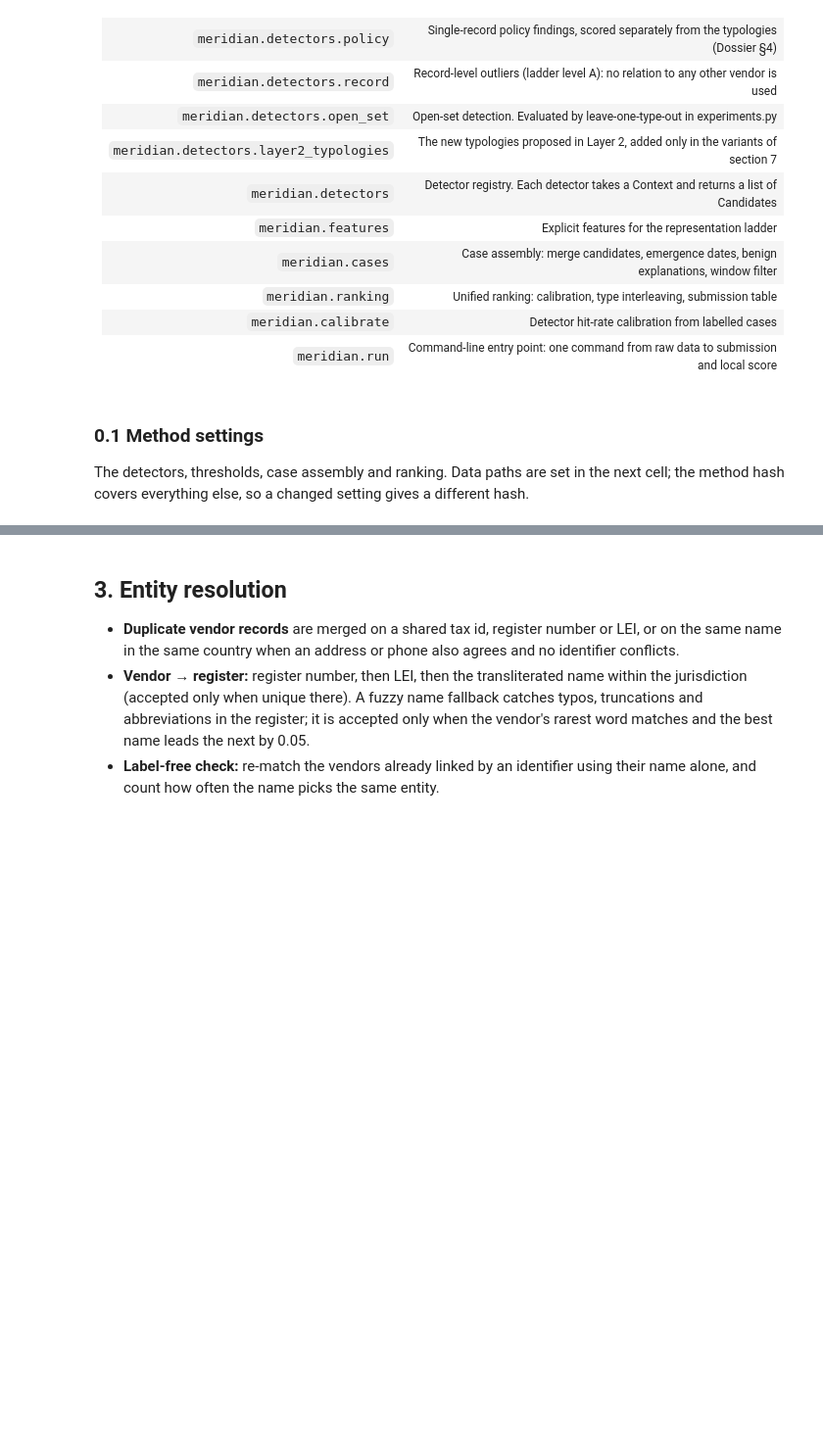
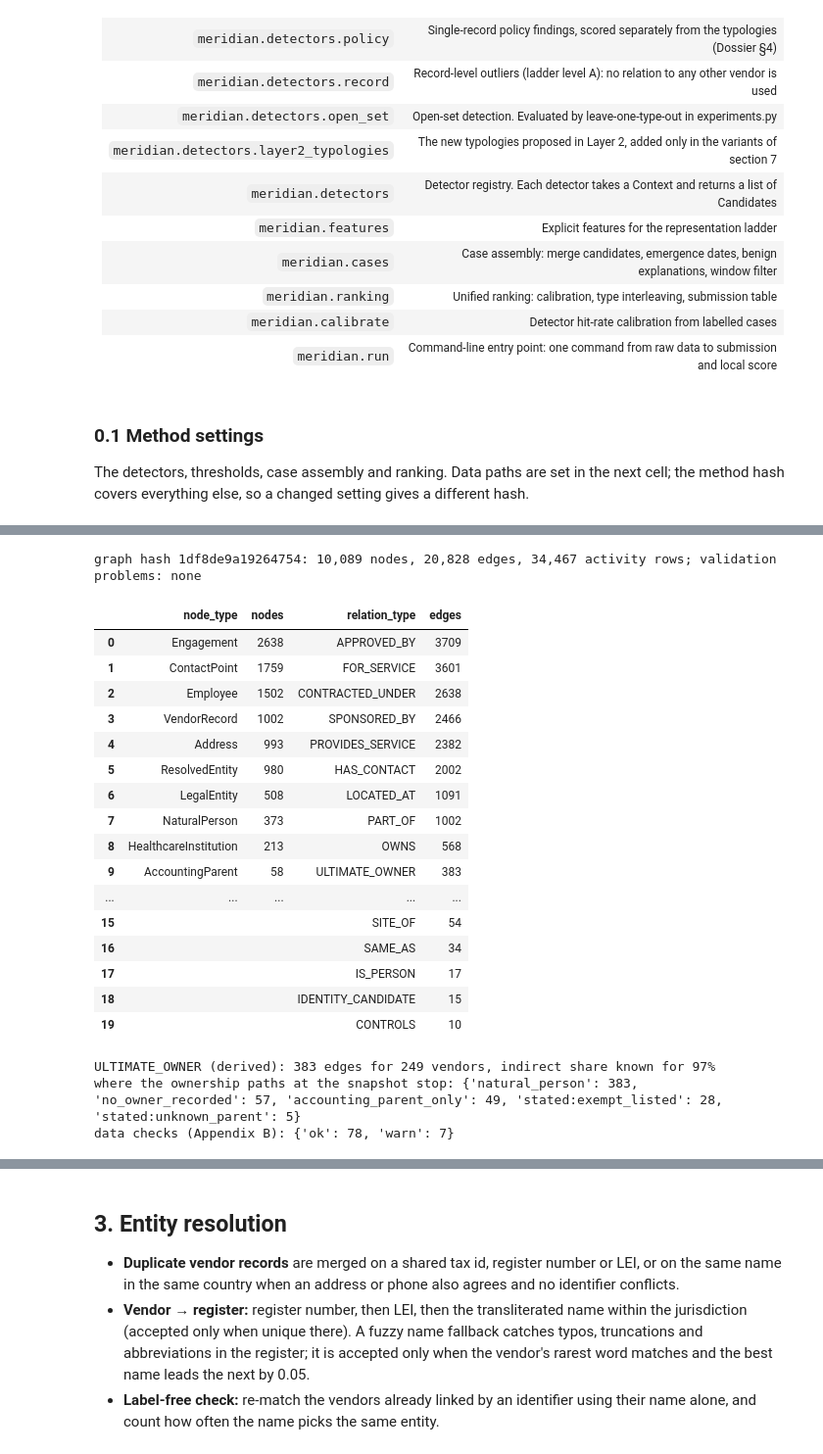
Before and after one commit to FELIXGAO0315/Graph-Based-Detection, a Jupyter notebook: layer3_graph_detection.ipynb, the cells around one changed output, grey strips where cells are left out. Shown at 98% size. Drawn from its saved outputs; the diff is of its cells as text; code cells hidden in the pictures; blank space fills up the shorter version.

Commit message:
Update Layer 3 graph detection notebook

```diff
--- a/layer3_graph_detection.ipynb
+++ b/layer3_graph_detection.ipynb
@@ -3850,14 +4045,13 @@ Rules followed throughout:
 from __future__ import annotations
 
 from collections import defaultdict
-from functools import lru_cache
 
 import numpy as np
 import pandas as pd
 
 from ..context import Context
 from ..resolution import name_key, person_key
-from .base import Candidate
+from .base import VENDOR_LEVELS, Candidate, peer_note, peer_tail, vendor_peers
 from .evidence import item_edges, owner_edges, path_edges, registration_edges, statement_edges
 
 # Jurisdiction lists are a documented modelling choice, not an index value from the
@@ -3887,6 +4081,9 @@ class OwnershipView:
         self.ctx = ctx
         self.nodes = ctx.reg_nodes
         self.dd = ctx.b.tp_due_diligence.set_index("record_id")
+        # Cached per view, so the cache goes with its context (a functools cache on the
+        # method would keep every context of every run alive).
+        self._snapshots: dict = {}
 
     def node(self, sid):
         return self.nodes.loc[sid] if sid in self.nodes.index else None
@@ -3940,12 +4137,12 @@ class OwnershipView:
                 "jurisdictions": jur, "trust": trust, "nominee": nominee, "cycle": cycle, "gaps": gaps,
                 "intermediates": inter, "persons": persons, "peps": peps, "sink": sink, "conduit": conduit}
 
-    @lru_cache(maxsize=None)
     def snapshots(self, rec: str) -> tuple:
-        sid = self.ctx.reg_entity_of.get(rec)
-        if sid is None:
-            return ()
-        return tuple(self.metrics(rec, sid, d) for d in self.eval_dates(rec, sid))
+        if rec not in self._snapshots:
+            sid = self.ctx.reg_entity_of.get(rec)
+            self._snapshots[rec] = () if sid is None else tuple(
+                self.metrics(rec, sid, d) for d in self.eval_dates(rec, sid))
+        return self._snapshots[rec]
 
     def path_text(self, rec: str, path: list[dict]) -> str:
         sid = self.ctx.reg_entity_of[rec]
@@ -3981,9 +4178,23 @@ def complexity(m: dict) -> float:
             + 0.5 * (m["n_paths"] > 1) + 0.5 * bool(m["sink"]))
 
 
+def layered_peers(ctx: Context) -> pd.DataFrame:
+    """Each registry-linked vendor's highest ownership complexity over its life, against
+    comparable vendors (type x category x geography, backing off). Dossier §2.10: complexity
+    matters when it is unusual for the peer group."""
+    ov = _view(ctx)
+    recs = sorted(_org_records(ctx))
+    f = vendor_peers(ctx).loc[recs].assign(
+        complexity=[max((complexity(m) for m in ov.snapshots(r)), default=0.0) for r in recs])
+    return peer_tail(f, "complexity", VENDOR_LEVELS, ctx.param("layered", "min_peers", 5),
+                     1 - ctx.param("layered", "peer_quantile", 0.95))
+
+
 def detect_layered(ctx: Context) -> list[Candidate]:
     min_layers = ctx.param("layered", "min_layers", 4)
+    tail = 1 - ctx.param("layered", "peer_quantile", 0.95)
     ov = _view(ctx)
+    peers = layered_peers(ctx)
     out = []
     for rec in _org_records(ctx):
         snaps = ov.snapshots(rec)
@@ -4003,6 +4214,8 @@ def detect_layered(ctx: Context) -> list[Candidate]:
             benign.append("fund / private-equity structure")
         if best["gaps"]:
             benign.append(f"{best['gaps']} chain gap(s): structure partly unknown")
+        if peers.at[rec, "tail_share"] > tail:
+            benign.append(peer_note(peers.loc[rec]))
         longest = max(best["paths"], key=len)
         out.append(Candidate(
             members=ctx.expand([rec]), tags=("LAYERED_COMPLEX_OWNERSHIP",), score=complexity(best),
@@ -4860,6 +5118,7 @@ DETECTORS = {
     "opaque_routing": ownership.detect_opaque,
     "ownership_change": ownership.detect_change,
     "fmv_cap": policy.detect_fmv,
+    "compliance_review": policy.detect_compliance,
 }
 OPTIONAL = {
     "address_exact": shared_address.detect_exact,
@@ -6068,13 +6351,41 @@ The next cell runs the whole pipeline at the snapshot (2026-06-30, no period fil
 # %%
 SUB_ALL, CASES_ALL, CANDS_ALL, CTX_ALL, CHECKS = pipeline(CFG, BUNDLE)
 G = CTX_ALL.graph
 info = export(G, OUT / "graph")
 print(f"graph hash {info['graph_hash']}: {len(G.nodes):,} nodes, {len(G.edges):,} edges, "
       f"{len(G.activity):,} activity rows; validation problems: {validate(G) or 'none'}")
 nodes = G.nodes.node_type.value_counts().rename("nodes")
 edges = G.edges.relation_type.value_counts().rename("edges")
 types = pd.concat([nodes.reset_index(), edges.reset_index()], axis=1)
 types["nodes"] = types["nodes"].astype("Int64").astype(str).replace("<NA>", "")
 display(types.fillna(""))
+uo = G.edges[G.edges.relation_type == "ULTIMATE_OWNER"]
+share_known = uo.relation_properties.map(lambda p: "indirect_share" in json.loads(p)).mean()
+print(f"ULTIMATE_OWNER (derived): {len(uo)} edges for {uo.source_node_id.nunique()} vendors, "
+      f"indirect share known for {share_known:.0%}")
+print("where the ownership paths at the snapshot stop:",
+      G.ownership_paths.terminal_reason.value_counts().to_dict())
 print("data checks (Appendix B):", CHECKS.status.value_counts().to_dict())
 display(CHECKS[CHECKS.status != "ok"])
+# %% [output]
+graph hash 1df8de9a19264754: 10,089 nodes, 20,828 edges, 34,467 activity rows; validation problems: none
+|  | node_type | nodes | relation_type | edges |
+| 0 | Engagement | 2638 | APPROVED_BY | 3709 |
+| 1 | ContactPoint | 1759 | FOR_SERVICE | 3601 |
+| 2 | Employee | 1502 | CONTRACTED_UNDER | 2638 |
+| 3 | VendorRecord | 1002 | SPONSORED_BY | 2466 |
+| 4 | Address | 993 | PROVIDES_SERVICE | 2382 |
+| 5 | ResolvedEntity | 980 | HAS_CONTACT | 2002 |
+| 6 | LegalEntity | 508 | LOCATED_AT | 1091 |
+| 7 | NaturalPerson | 373 | PART_OF | 1002 |
+| 8 | HealthcareInstitution | 213 | OWNS | 568 |
+| 9 | AccountingParent | 58 | ULTIMATE_OWNER | 383 |
+| ... | ... | ... | ... | ... |
+| 15 |  |  | SITE_OF | 54 |
+| 16 |  |  | SAME_AS | 34 |
+| 17 |  |  | IS_PERSON | 17 |
+| 18 |  |  | IDENTITY_CANDIDATE | 15 |
+| 19 |  |  | CONTROLS | 10 |
+ULTIMATE_OWNER (derived): 383 edges for 249 vendors, indirect share known for 97%
+where the ownership paths at the snapshot stop: {'natural_person': 383, 'no_owner_recorded': 57, 'accounting_parent_only': 49, 'stated:exempt_listed': 28, 'stated:unknown_parent': 5}
+data checks (Appendix B): {'ok': 78, 'warn': 7}
```
Also changed, not shown: parts of 23 cells of this notebook.
